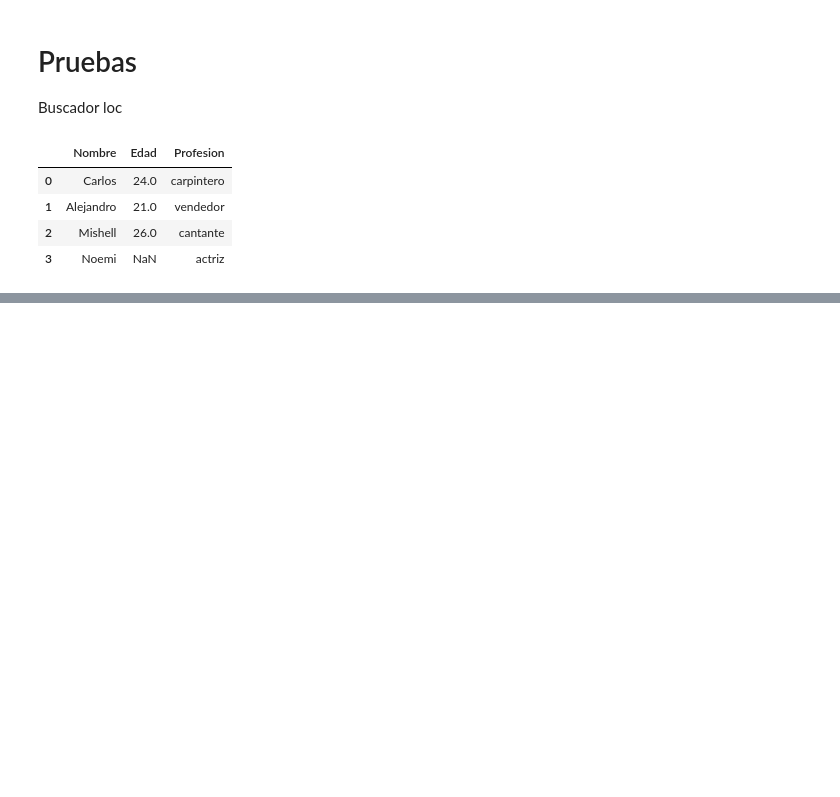
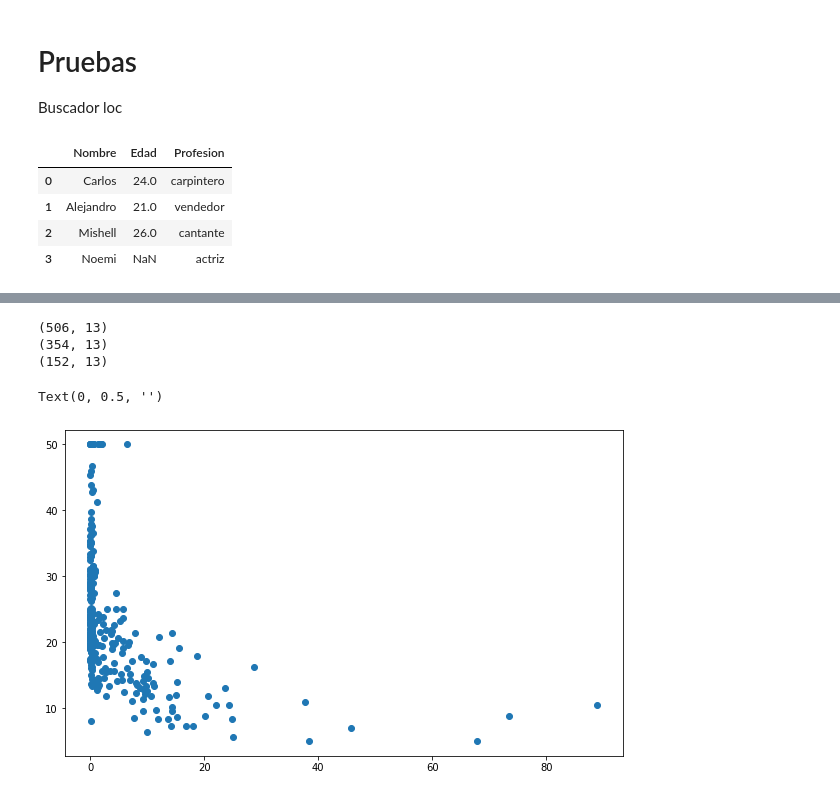
Before and after one commit to CristianVeloz0501/DMC, a Jupyter notebook: Housing_1.ipynb, the cells around one changed output, grey strips where cells are left out. Cells and saved outputs as stored; diff of their text form; code cells hidden in the pictures; blank space fills up the shorter version.

```diff
--- a/Housing_1.ipynb
+++ b/Housing_1.ipynb
@@ -335,0 +351,7 @@ lista
+# %%
+#Mezclamos los datos
+Data = shuffle(Data, random_state = 123)
+# %%
+#Seleccionamos el target de las columnas
+features = list(set(Data.columns.tolist()) - set(['MEDV']))
+features
@@ -335,0 +372,6 @@ lista
+# %%
+#Definimos los datos que voy a analizar
+X = Data[features]
+y = Data.MEDV
+
+y
@@ -335,0 +391,26 @@ lista
+# %%
+#Definimos nuestro Training Data y el Test Data, para evitar overfiting
+X_train, X_test, y_train, y_test = train_test_split(X, y,
+                                                    train_size = 0.7,
+                                                    random_state = 123)
+# %%
+#shape sirve para para definir, fijar o darme informacion del tamaño del array
+print(X.shape)
+print(X_train.shape)
+print(X_test.shape)
+# %% [output]
+(506, 13)
+(354, 13)
+(152, 13)
+# %%
+#Recuerda que scatter plot, es un diagrama de dispersion de los datos
+#Estas graficando la preseleccion de datos que va ha servir para el entrenamiento
+
+plt.rcParams["figure.figsize"] = (10,6)
+
+plt.scatter(X_train.CRIM, y_train)
+plt.xlabel("", fontsize=18)
+plt.ylabel("", rotation=0, fontsize=18)
+# %% [output]
+Text(0, 0.5, '')
+[figure, added]
```
Also changed, not shown: parts of 9 cells of this notebook.
